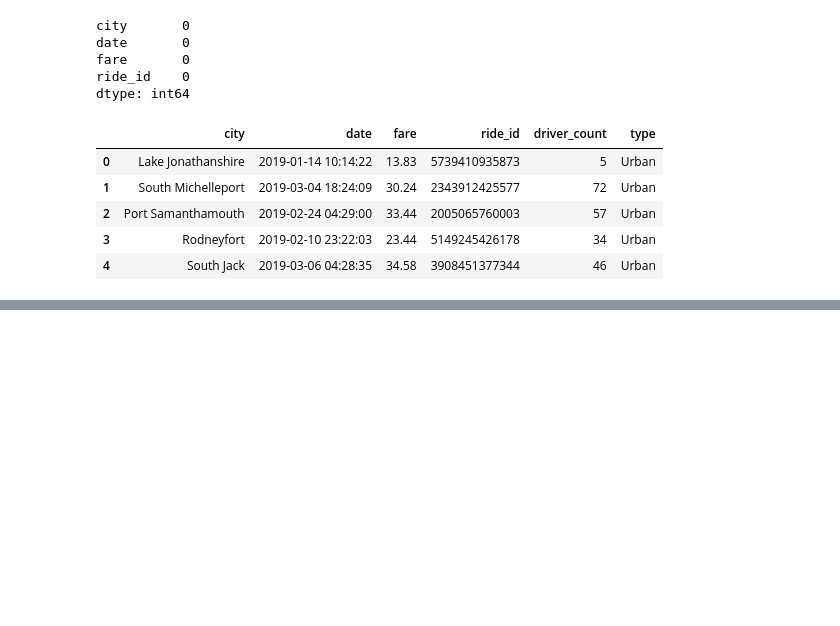
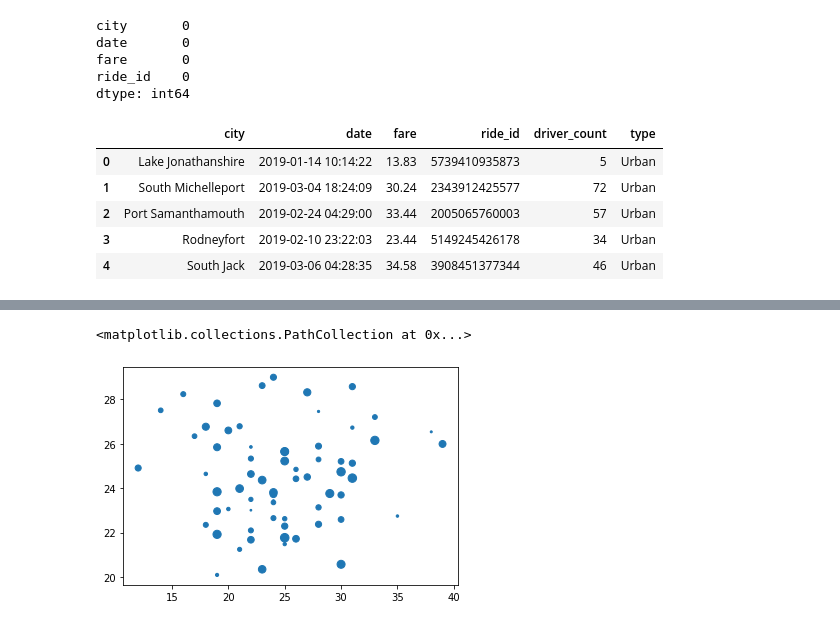
Before and after one commit to sh-4/PyBer_Analysis, a Jupyter notebook: PyBer.ipynb, the cells around one changed output, grey strips where cells are left out. Saved outputs shown, nothing was run; the diff lists cells and outputs as text; code cells hidden in the pictures; blank space fills up the shorter version.

Commit message:
added bubble chart

```diff
--- a/PyBer.ipynb
+++ b/PyBer.ipynb
@@ -175,0 +314,12 @@ pyber_data_df.head()
+# %%
+# The last data point we need for our bubble chart is the
+# average number of drivers for each city in the urban,
+# suburban, and rural cities.
+
+# To get the average number of drivers for each city in the
+# urban, suburban, and rural cities, we can use the groupby()
+# function and get the mean() of the driver_count column.
+
+# Get the average number of drivers for each urban city.
+urban_driver_count = urban_cities_df.groupby(["city"]).mean()["driver_count"]
+urban_driver_count.head()
@@ -175,0 +358,42 @@ pyber_data_df.head()
+# %%
+# Our first task will be to create a scatter plot for each
+# type of city where the following conditions are met:
+    # The x-axis is the number of rides for each city.
+    # The y-axis is the average fare for each city.
+    # The size of each marker is the average number of drivers in each city.
+
+# Let's create each scatter plot individually and add them all
+# to one chart.
+
+# The first scatter plot we'll make is for urban cities. We'll
+# create our plots using the MATLAB method.
+
+# To create a scatter plot using the MATLAB method, use the
+# plt.scatter() function.
+
+# To the plt.scatter() function, let's add the x- and y-axis
+# data, where the x-axis is the urban_ride_count and the y-axis
+# is the urban_avg_fare.
+
+# this is the original, the edited is below
+# Build the scatter plots for urban cities.
+## plt.scatter(urban_ride_count, urban_avg_fare)
+
+# add a title, axes labels, and a legend, and change the color
+# and size of the markers.
+
+# start by editing the
+# plt.scatter(urban_ride_count, urban_avg_fare)
+# code to increase the size of the markers and add a label for
+# the legend.
+
+# To change the size of the markers, add the s= parameter to
+# the scatter() function.
+
+# Build the scatter plots for urban cities.
+plt.scatter(urban_ride_count,
+      urban_avg_fare,
+      s=urban_driver_count)
+# %% [output]
+<matplotlib.collections.PathCollection at 0x...>
+[figure, added]
```
Also changed, not shown: parts of 20 cells of this notebook.
